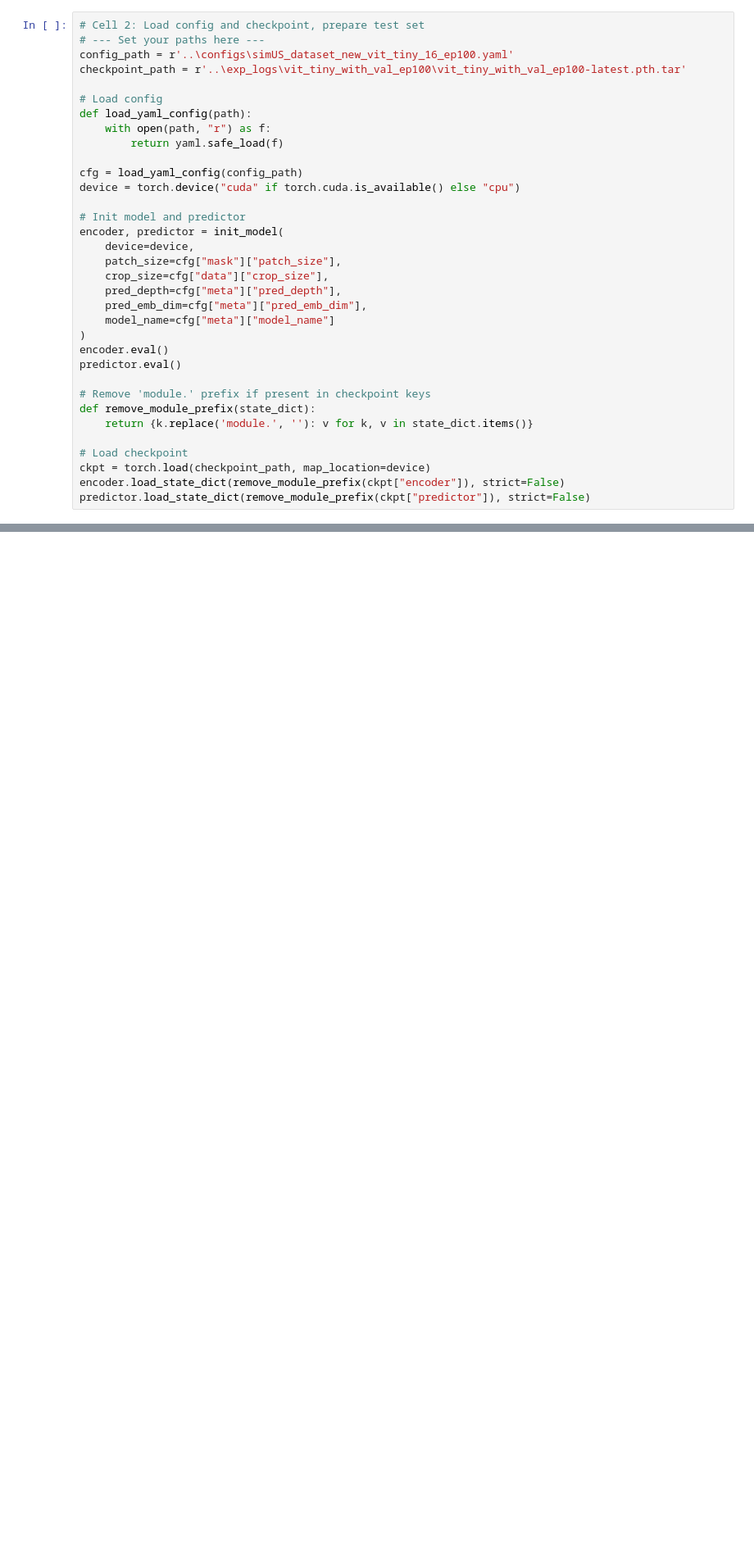
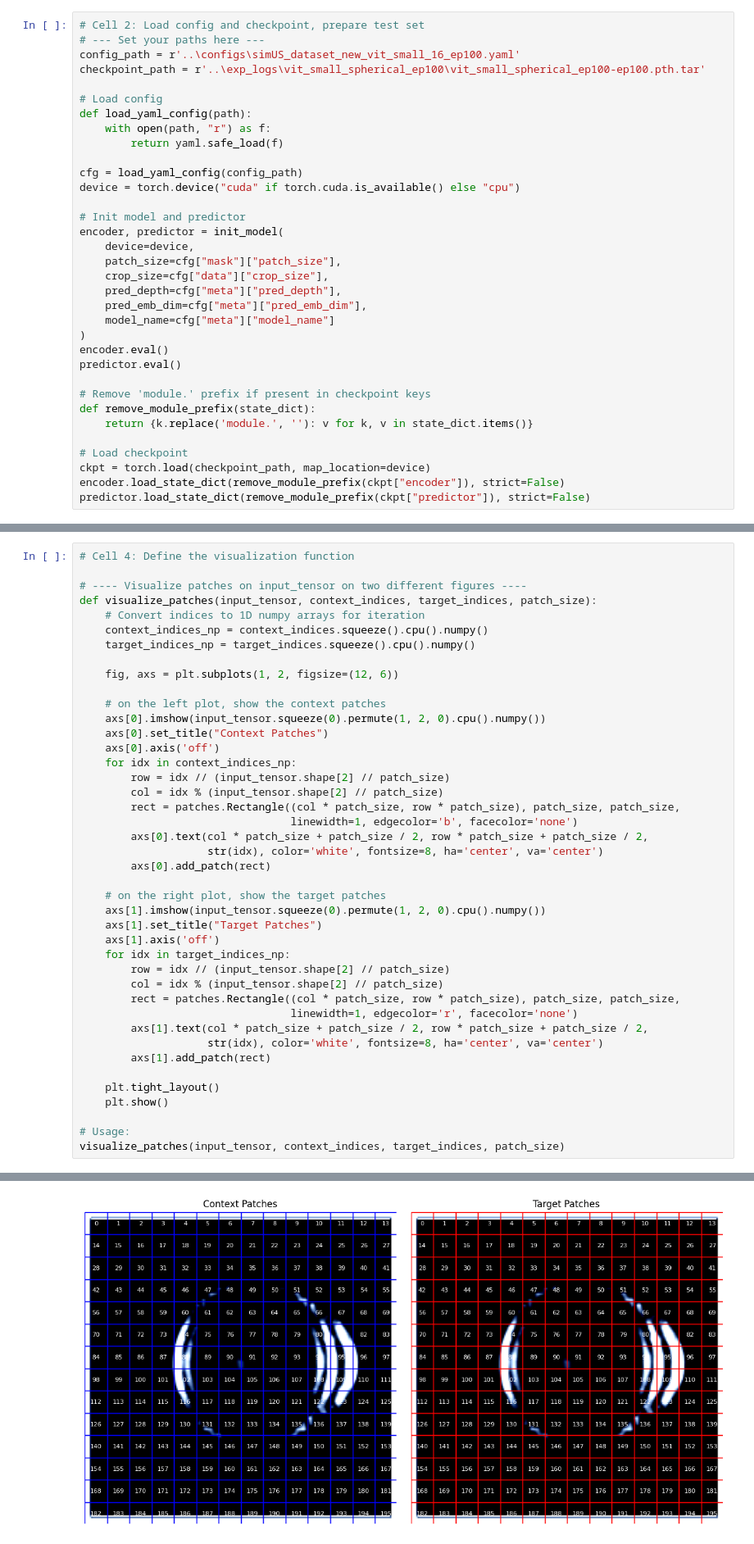
Before and after one commit to PratikDash23/ijepa, a Jupyter notebook: mlp_decoder/simUS_classifier.ipynb, the cells around one changed output, grey strips where cells are left out. Shown at 82% size. Saved outputs shown, nothing was run; the diff lists cells and outputs as text; blank space fills up the shorter version.

```diff
--- a/mlp_decoder/simUS_classifier.ipynb
+++ b/mlp_decoder/simUS_classifier.ipynb
@@ -33,8 +35,8 @@ from src.helper import init_model
 # %%
 # Cell 2: Load config and checkpoint, prepare test set
 # --- Set your paths here ---
-config_path = r'..\configs\simUS_dataset_new_vit_tiny_16_ep100.yaml'
-checkpoint_path = r'..\exp_logs\vit_tiny_with_val_ep100\vit_tiny_with_val_ep100-latest.pth.tar'
+config_path = r'..\configs\simUS_dataset_new_vit_small_16_ep100.yaml'
+checkpoint_path = r'..\exp_logs\vit_small_spherical_ep100\vit_small_spherical_ep100-ep100.pth.tar'
 
 # Load config
 def load_yaml_config(path):
@@ -237,0 +129,43 @@ print(f"Training complete in {elapsed/60:.2f} minutes.")
+# %%
+# Cell 4: Define the visualization function
+
+# ---- Visualize patches on input_tensor on two different figures ----
+def visualize_patches(input_tensor, context_indices, target_indices, patch_size):
+    # Convert indices to 1D numpy arrays for iteration
+    context_indices_np = context_indices.squeeze().cpu().numpy()
+    target_indices_np = target_indices.squeeze().cpu().numpy()
+
+    fig, axs = plt.subplots(1, 2, figsize=(12, 6))
+
+    # on the left plot, show the context patches
+    axs[0].imshow(input_tensor.squeeze(0).permute(1, 2, 0).cpu().numpy())
+    axs[0].set_title("Context Patches")
+    axs[0].axis('off')
+    for idx in context_indices_np:
+        row = idx // (input_tensor.shape[2] // patch_size)
+        col = idx % (input_tensor.shape[2] // patch_size)
+        rect = patches.Rectangle((col * patch_size, row * patch_size), patch_size, patch_size,
+                                 linewidth=1, edgecolor='b', facecolor='none')
+        axs[0].text(col * patch_size + patch_size / 2, row * patch_size + patch_size / 2,
+                    str(idx), color='white', fontsize=8, ha='center', va='center')
+        axs[0].add_patch(rect)
+
+    # on the right plot, show the target patches
+    axs[1].imshow(input_tensor.squeeze(0).permute(1, 2, 0).cpu().numpy())
+    axs[1].set_title("Target Patches")
+    axs[1].axis('off')
+    for idx in target_indices_np:
+        row = idx // (input_tensor.shape[2] // patch_size)
+        col = idx % (input_tensor.shape[2] // patch_size)
+        rect = patches.Rectangle((col * patch_size, row * patch_size), patch_size, patch_size,
+                                 linewidth=1, edgecolor='r', facecolor='none')
+        axs[1].text(col * patch_size + patch_size / 2, row * patch_size + patch_size / 2,
+                    str(idx), color='white', fontsize=8, ha='center', va='center')
+        axs[1].add_patch(rect)
+
+    plt.tight_layout()
+    plt.show()
+
+# Usage:
+visualize_patches(input_tensor, context_indices, target_indices, patch_size)
+# %% [output]
@@ -237,0 +174 @@ print(f"Training complete in {elapsed/60:.2f} minutes.")
+[figure, added]
```
Also changed, not shown: parts of 23 cells of this notebook.
